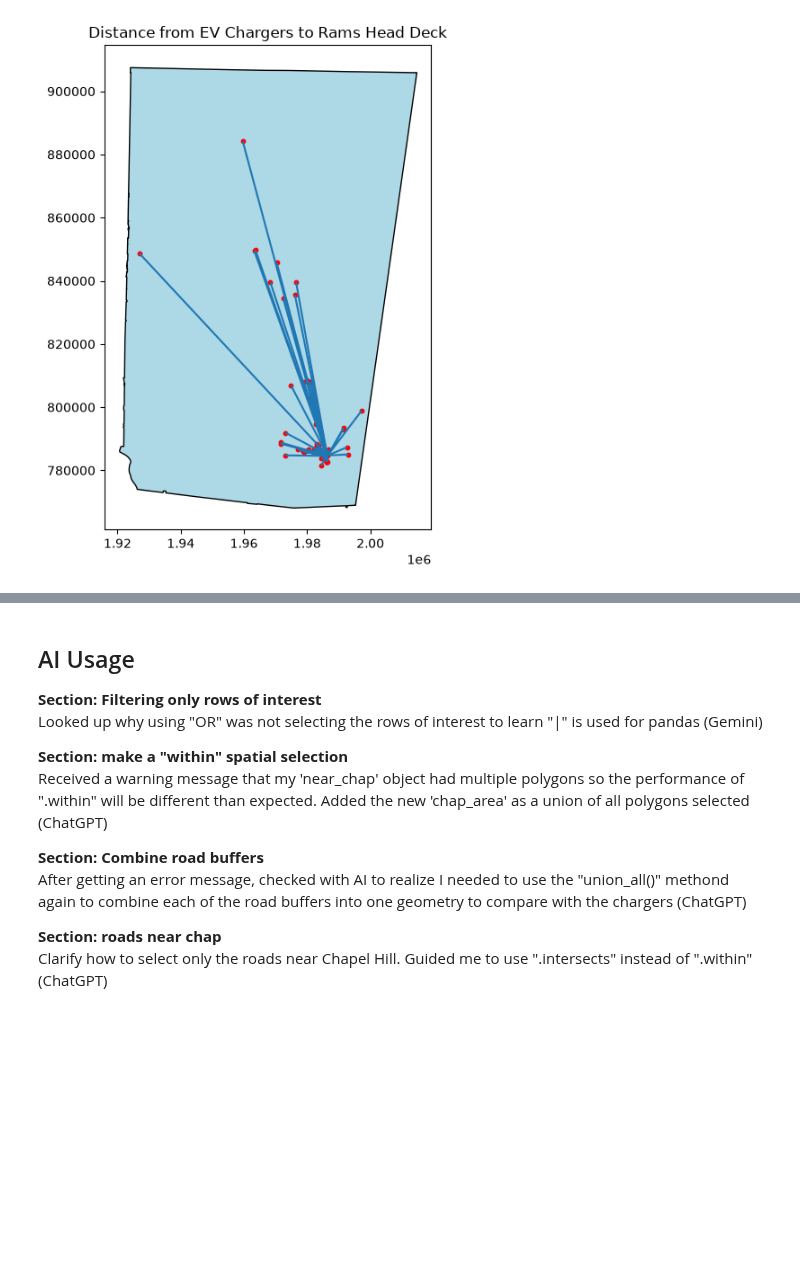
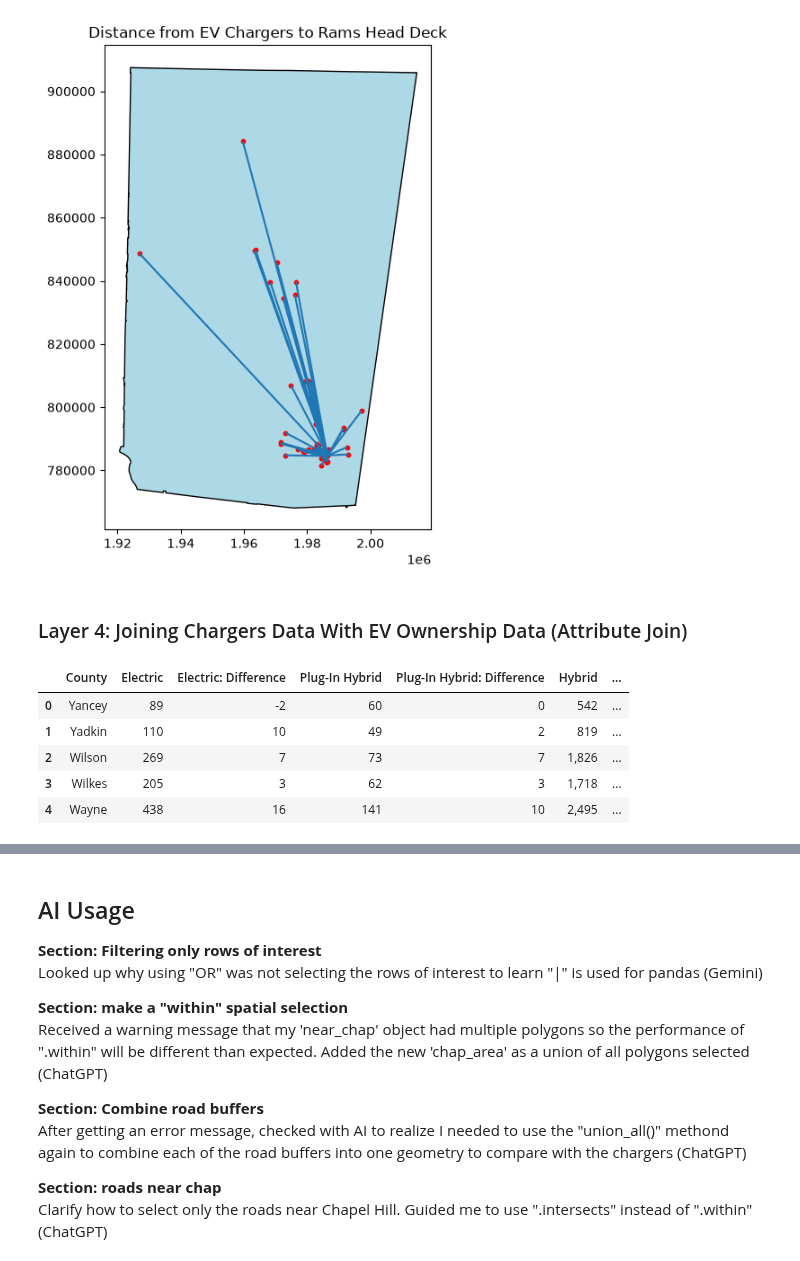
Before and after one commit to lexileach/geog592-lexleach, a Jupyter notebook: homework/week07/lexleach-hw08-geoprocessing.ipynb, the cells around one changed output, grey strips where cells are left out. Saved outputs shown, nothing was run; the diff lists cells and outputs as text; code cells hidden in the pictures; blank space fills up the shorter version.

Commit message:
layer 4 of hw08

```diff
--- a/homework/week07/lexleach-hw08-geoprocessing.ipynb
+++ b/homework/week07/lexleach-hw08-geoprocessing.ipynb
@@ -678,3 +678,17 @@ ax.set_title("Distance from EV Chargers to Rams Head Deck")
 plt.show()
 # %% [output]
 [figure]
+# %% [markdown]
+### Layer 4: Joining Chargers Data With EV Ownership Data (Attribute Join)
+# %%
+# load data
+raw_ev_owner = pd.read_csv("data/evs.csv")
+
+raw_ev_owner.head()
+# %% [output]
+|  | County | Electric | Electric: Difference | Plug-In Hybrid | Plug-In Hybrid: Difference | Hybrid | ... |
+| 0 | Yancey | 89 | -2 | 60 | 0 | 542 | ... |
+| 1 | Yadkin | 110 | 10 | 49 | 2 | 819 | ... |
+| 2 | Wilson | 269 | 7 | 73 | 7 | 1,826 | ... |
+| 3 | Wilkes | 205 | 3 | 62 | 3 | 1,718 | ... |
+| 4 | Wayne | 438 | 16 | 141 | 10 | 2,495 | ... |
```
Also changed, not shown: parts of 7 cells of this notebook.
